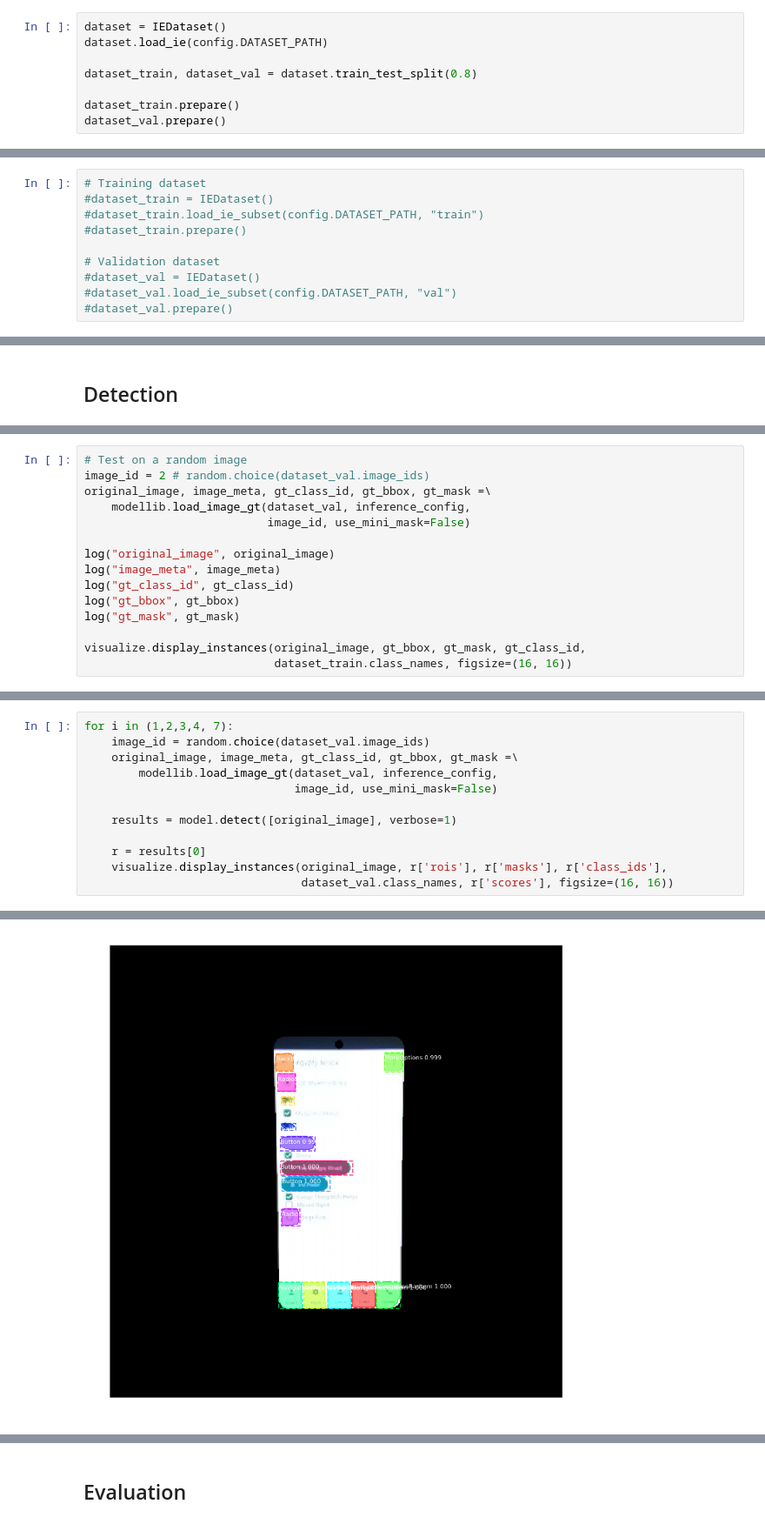
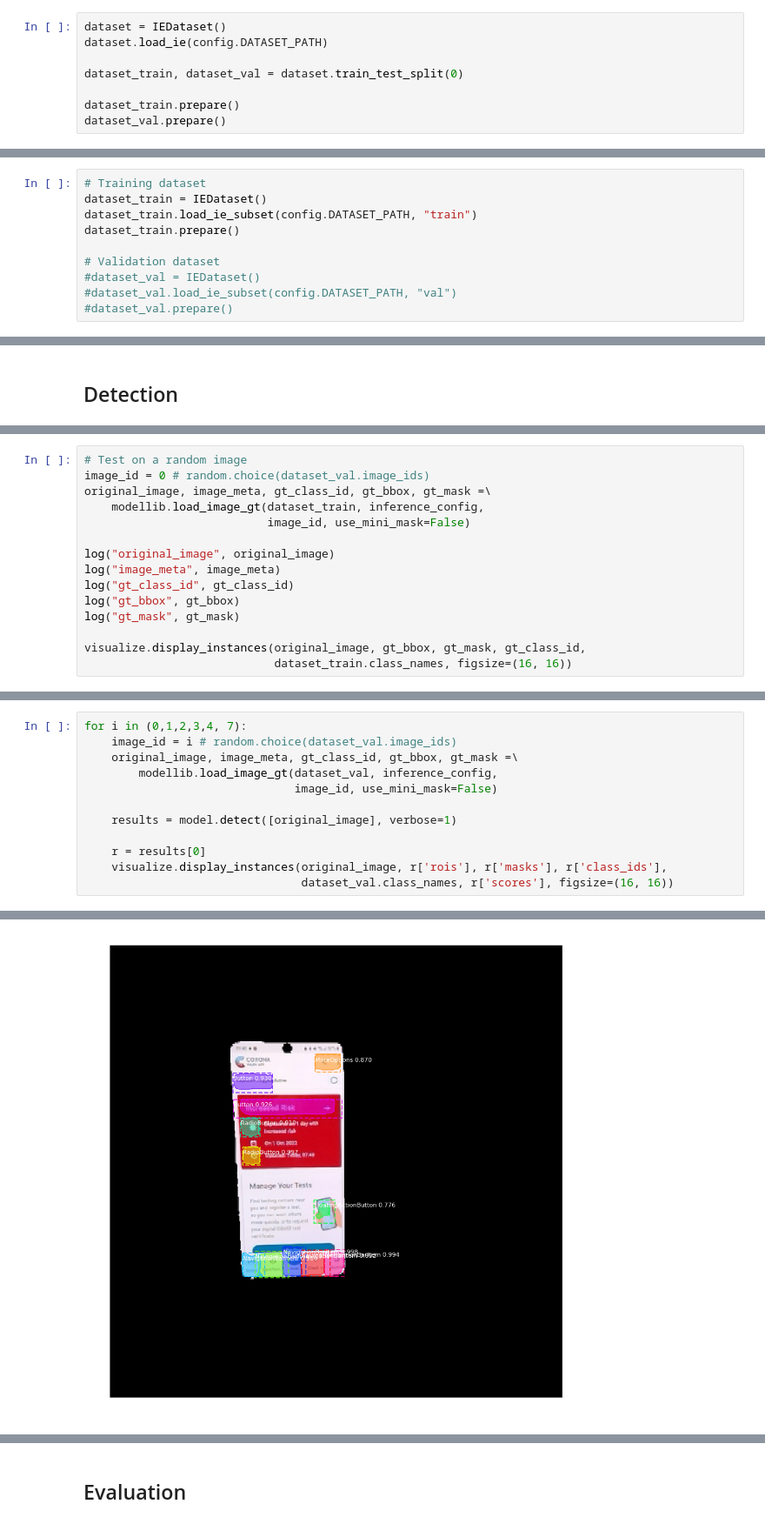
Before and after one commit to bmeyjohann/Mask_RCNN, a Jupyter notebook: samples/shapes/train_ie.ipynb, the cells around one changed output, grey strips where cells are left out. Shown at 87% size. Cells and saved outputs as stored; diff of their text form.

```diff
--- a/samples/shapes/train_ie.ipynb
+++ b/samples/shapes/train_ie.ipynb
@@ -304,7 +303,7 @@ class IEDataset(utils.Dataset):
 dataset = IEDataset()
 dataset.load_ie(config.DATASET_PATH)
 
-dataset_train, dataset_val = dataset.train_test_split(0.8)
+dataset_train, dataset_val = dataset.train_test_split(0)
 
 dataset_train.prepare()
 dataset_val.prepare()
@@ -315,8 +314,8 @@ Test contains  40 images.
 # %%
 # Training dataset
-#dataset_train = IEDataset()
-#dataset_train.load_ie_subset(config.DATASET_PATH, "train")
-#dataset_train.prepare()
+dataset_train = IEDataset()
+dataset_train.load_ie_subset(config.DATASET_PATH, "train")
+dataset_train.prepare()
 
 # Validation dataset
 #dataset_val = IEDataset()
@@ -466,9 +476,9 @@ Loading weights from  /tf/logs/interactiveelements20220926T2309/mask_rcnn_intera
 Re-starting from epoch 4
 # %%
 # Test on a random image
-image_id = 2 # random.choice(dataset_val.image_ids)
+image_id = 0 # random.choice(dataset_val.image_ids)
 original_image, image_meta, gt_class_id, gt_bbox, gt_mask =\
-    modellib.load_image_gt(dataset_val, inference_config,
+    modellib.load_image_gt(dataset_train, inference_config,
                            image_id, use_mini_mask=False)
 
 log("original_image", original_image)
@@ -489,21 +494,21 @@ gt_mask                  shape: (512, 512, 16)        min:    0.00000  max:    1
 # %%
-for i in (1,2,3,4, 7):
-    image_id = random.choice(dataset_val.image_ids)
+for i in (0,1,2,3,4, 7):
+    image_id = i # random.choice(dataset_val.image_ids)
     original_image, image_meta, gt_class_id, gt_bbox, gt_mask =\
         modellib.load_image_gt(dataset_val, inference_config,
                                image_id, use_mini_mask=False)
 
     results = model.detect([original_image], verbose=1)
 
     r = results[0]
     visualize.display_instances(original_image, r['rois'], r['masks'], r['class_ids'],
                                 dataset_val.class_names, r['scores'], figsize=(16, 16))
 # %% [output]
 Processing 1 images
 image                    shape: (512, 512, 3)         min:    0.00000  max:  255.00000  uint8
 molded_images            shape: (1, 512, 512, 3)      min: -123.70000  max:  151.10000  float64
 image_metas              shape: (1, 22)               min:    0.00000  max:  512.00000  int64
 anchors                  shape: (1, 65472, 4)         min:   -0.70849  max:    1.58325  float32
-[figure, old version]
+[figure, new version]
 Processing 1 images
 image                    shape: (512, 512, 3)         min:    0.00000  max:  255.00000  uint8
```
Also changed, not shown: parts of 7 cells of this notebook, 1 other file.
